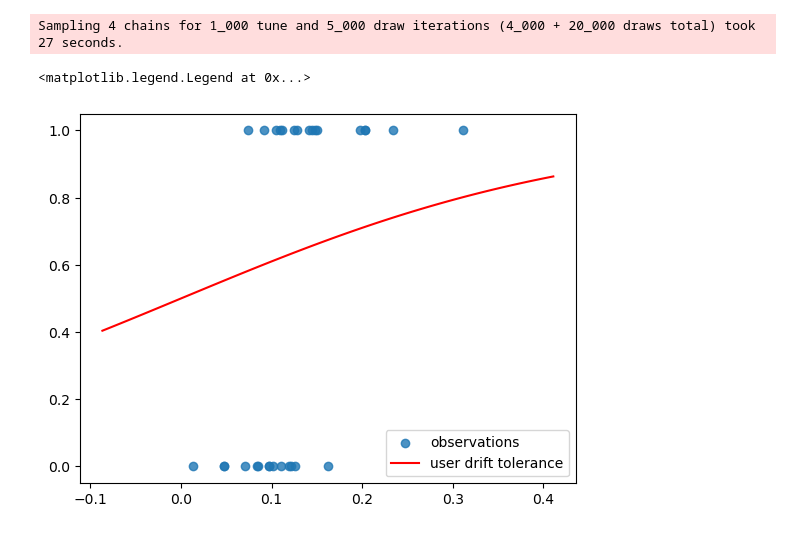
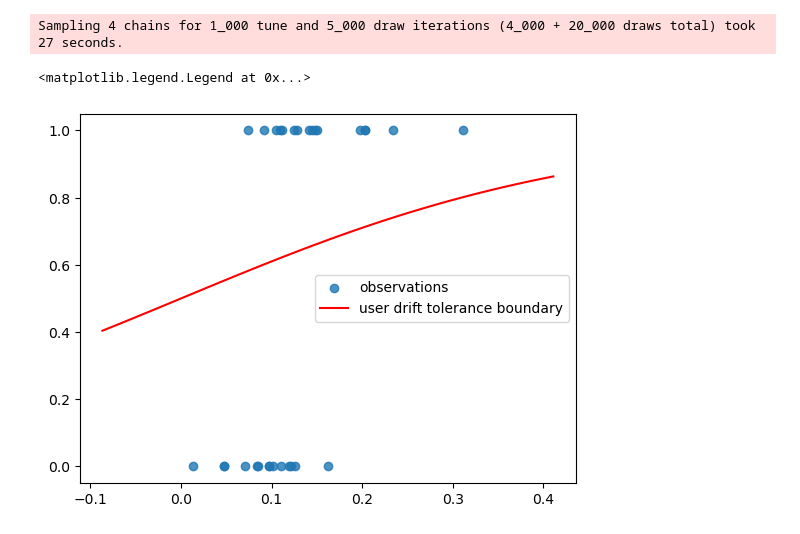
Before and after one commit to mwburke/drift-tolerance, a Jupyter notebook: drift_tolerance.ipynb, the cells around one changed output. Drawn from its saved outputs; the diff is of its cells as text; code cells hidden in the pictures.

```diff
--- a/drift_tolerance.ipynb
+++ b/drift_tolerance.ipynb
@@ -104,16 +103,16 @@ mean_beta = idata.posterior.beta.mean()
 # %%
 xmin = df["psi"].min()
 xmax = df["psi"].max()
 
 plt.scatter(df["psi"], df["label"], label="observations", alpha=0.8)
 
 log_x = linspace(xmin - 0.1, xmax + 0.1, 100)
 # log_x = linspace(-10, 10, 200)
 log_y = logistic(log_x, float(mean_beta))
 # log_y = logistic(log_x, -5)
 
-plt.plot(log_x, log_y, label="user drift tolerance", color="red")
+plt.plot(log_x, log_y, label="user drift tolerance boundary", color="red")
 plt.legend()
 # %% [output]
 <matplotlib.legend.Legend at 0x...>
-[figure, old version]
+[figure, new version]
```
Also changed, not shown: parts of 2 cells of this notebook, 3 other files.
